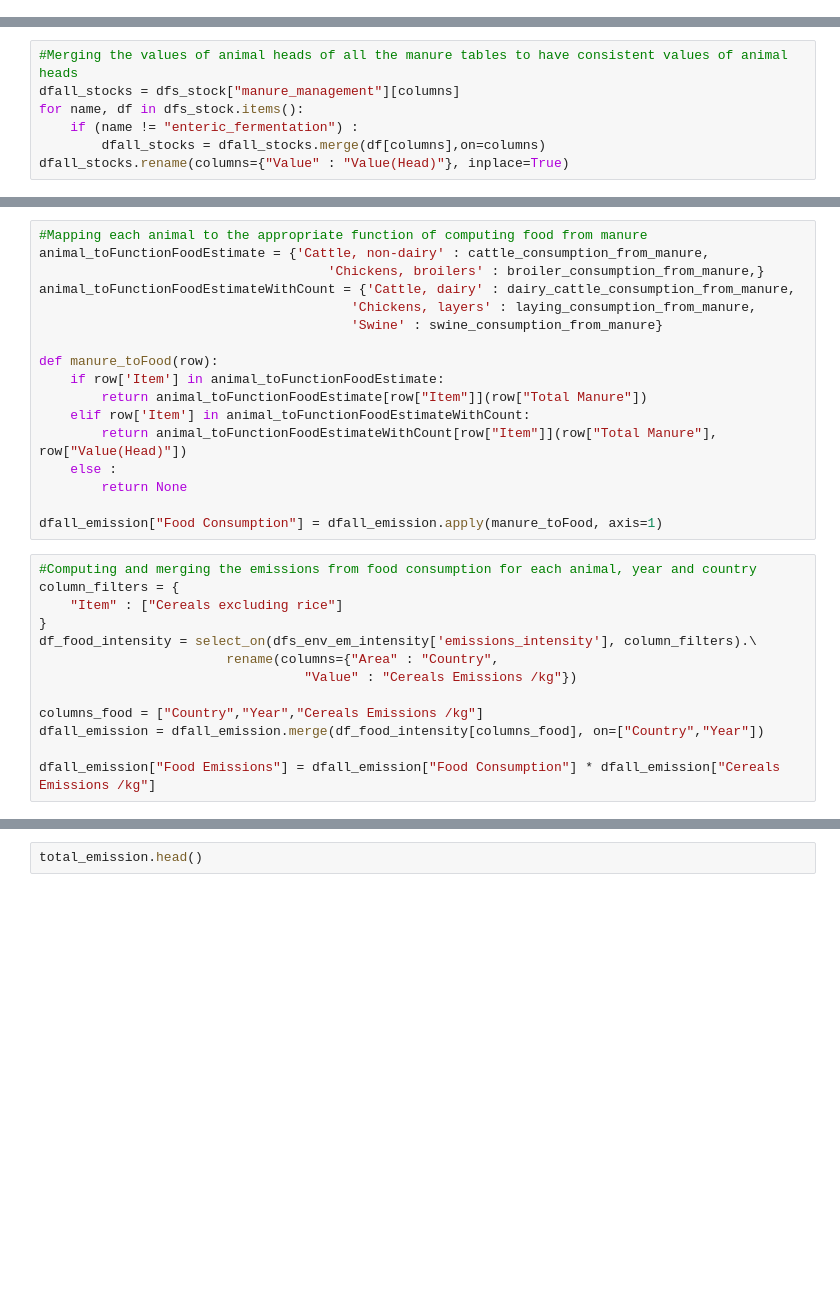
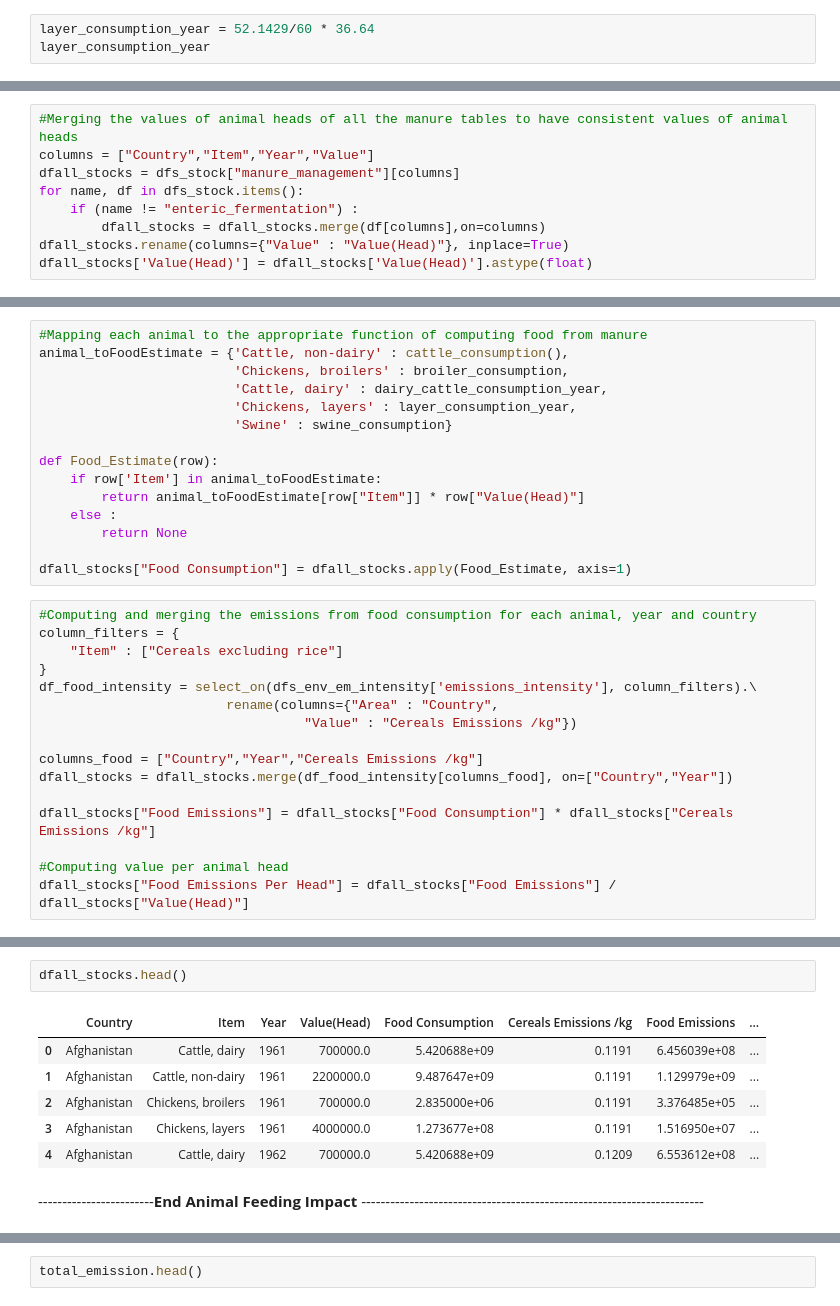
Before and after one commit to OthmanSefraoui/Data_story, a Jupyter notebook: milestone_2.ipynb, the cells around one changed output, grey strips where cells are left out. Cells and saved outputs as stored; diff of their text form; blank space fills up the shorter version.

Commit message:
Update Animal Feeding Impact using food estimations without manure

```diff
--- a/milestone_2.ipynb
+++ b/milestone_2.ipynb
@@ -1879,0 +1735,3 @@ def nursery_swine_consumption_from_manure(manure):
+# %%
+layer_consumption_year = 52.1429/60 * 36.64
+layer_consumption_year
@@ -2786,7 +2666,9 @@ for name, df in dfs_emissions.items():
 # %%
 #Merging the values of animal heads of all the manure tables to have consistent values of animal heads
+columns = ["Country","Item","Year","Value"]
 dfall_stocks = dfs_stock["manure_management"][columns]
 for name, df in dfs_stock.items():
     if (name != "enteric_fermentation") :
         dfall_stocks = dfall_stocks.merge(df[columns],on=columns)
 dfall_stocks.rename(columns={"Value" : "Value(Head)"}, inplace=True)
+dfall_stocks['Value(Head)'] = dfall_stocks['Value(Head)'].astype(float)
@@ -2800,20 +2675,18 @@ dfall_emission["Total Manure"] = dfall_emission["Value manure_management(C02eq)"
 # %%
 #Mapping each animal to the appropriate function of computing food from manure
-animal_toFunctionFoodEstimate = {'Cattle, non-dairy' : cattle_consumption_from_manure,
-                                     'Chickens, broilers' : broiler_consumption_from_manure,}
-animal_toFunctionFoodEstimateWithCount = {'Cattle, dairy' : dairy_cattle_consumption_from_manure,
-                                        'Chickens, layers' : laying_consumption_from_manure,
-                                        'Swine' : swine_consumption_from_manure}
+animal_toFoodEstimate = {'Cattle, non-dairy' : cattle_consumption(),
+                         'Chickens, broilers' : broiler_consumption,
+                         'Cattle, dairy' : dairy_cattle_consumption_year,
+                         'Chickens, layers' : layer_consumption_year,
+                         'Swine' : swine_consumption}
 
-def manure_toFood(row):
-    if row['Item'] in animal_toFunctionFoodEstimate:
-        return animal_toFunctionFoodEstimate[row["Item"]](row["Total Manure"])
-    elif row['Item'] in animal_toFunctionFoodEstimateWithCount:
-        return animal_toFunctionFoodEstimateWithCount[row["Item"]](row["Total Manure"], row["Value(Head)"])
+def Food_Estimate(row):
+    if row['Item'] in animal_toFoodEstimate:
+        return animal_toFoodEstimate[row["Item"]] * row["Value(Head)"]
     else :
         return None
 
-dfall_emission["Food Consumption"] = dfall_emission.apply(manure_toFood, axis=1)
+dfall_stocks["Food Consumption"] = dfall_stocks.apply(Food_Estimate, axis=1)
 # %%
 #Computing and merging the emissions from food consumption for each animal, year and country
 column_filters = {
@@ -2824,6 +2697,9 @@ df_food_intensity = select_on(dfs_env_em_intensity['emissions_intensity'], colum
                                   "Value" : "Cereals Emissions /kg"})
 
 columns_food = ["Country","Year","Cereals Emissions /kg"]
-dfall_emission = dfall_emission.merge(df_food_intensity[columns_food], on=["Country","Year"])
+dfall_stocks = dfall_stocks.merge(df_food_intensity[columns_food], on=["Country","Year"])
 
-dfall_emission["Food Emissions"] = dfall_emission["Food Consumption"] * dfall_emission["Cereals Emissions /kg"]
+dfall_stocks["Food Emissions"] = dfall_stocks["Food Consumption"] * dfall_stocks["Cereals Emissions /kg"]
+
+#Computing value per animal head
+dfall_stocks["Food Emissions Per Head"] = dfall_stocks["Food Emissions"] / dfall_stocks["Value(Head)"]
@@ -2846,3 +2706,14 @@ dfall_emission
+# %%
+dfall_stocks.head()
+# %% [output]
+|  | Country | Item | Year | Value(Head) | Food Consumption | Cereals Emissions /kg | Food Emissions | ... |
+| 0 | Afghanistan | Cattle, dairy | 1961 | 700000.0 | 5.420688e+09 | 0.1191 | 6.456039e+08 | ... |
+| 1 | Afghanistan | Cattle, non-dairy | 1961 | 2200000.0 | 9.487647e+09 | 0.1191 | 1.129979e+09 | ... |
+| 2 | Afghanistan | Chickens, broilers | 1961 | 700000.0 | 2.835000e+06 | 0.1191 | 3.376485e+05 | ... |
+| 3 | Afghanistan | Chickens, layers | 1961 | 4000000.0 | 1.273677e+08 | 0.1191 | 1.516950e+07 | ... |
+| 4 | Afghanistan | Cattle, dairy | 1962 | 700000.0 | 5.420688e+09 | 0.1209 | 6.553612e+08 | ... |
+# %% [markdown]
+------------------------**End Animal Feeding Impact** -----------------------------------------------------------------------
 # %%
 df_all_cons
 # %% [output]
```
Also changed, not shown: parts of 51 cells of this notebook.
